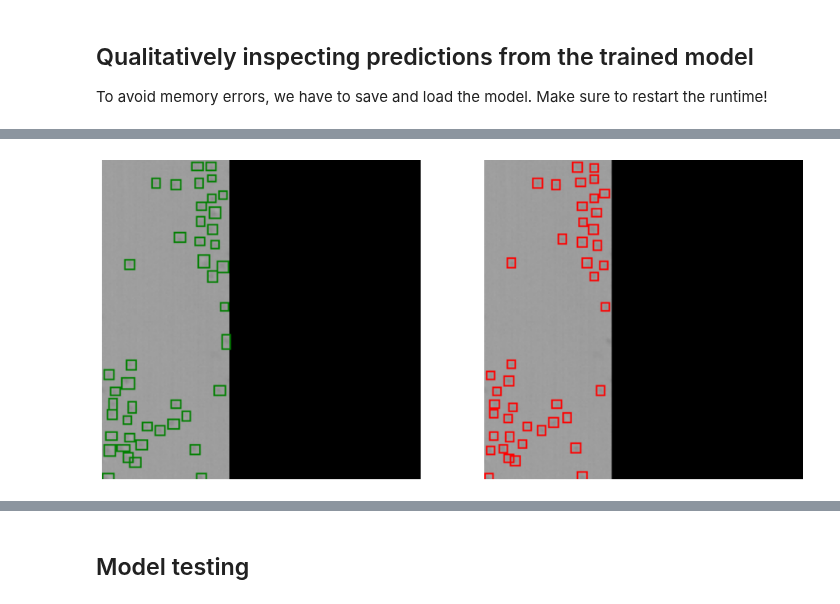
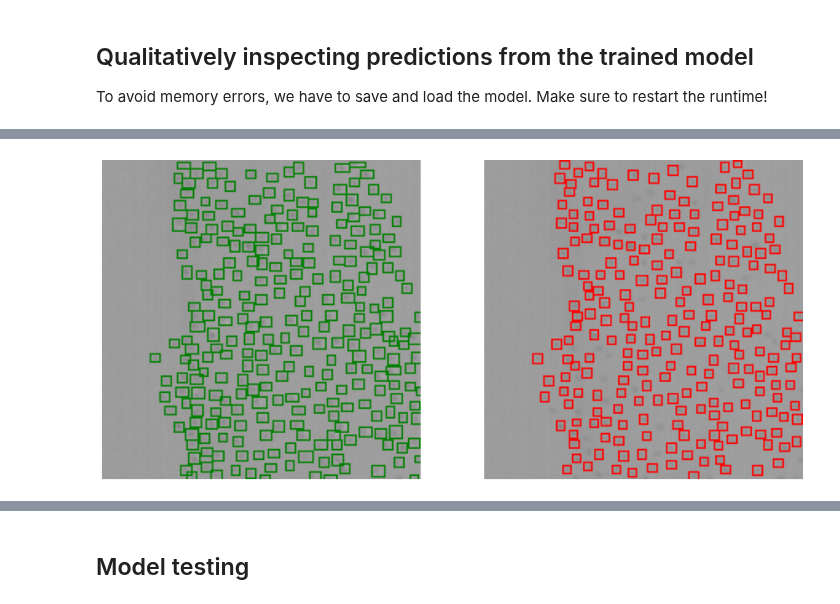
Before and after one commit to emiliolr/counting-cranes, a Jupyter notebook: object_detection/faster_rcnn_experiments.ipynb, the cells around one changed output, grey strips where cells are left out. Cells and saved outputs as stored; diff of their text form; code cells hidden in the pictures.

```diff
--- a/object_detection/faster_rcnn_experiments.ipynb
+++ b/object_detection/faster_rcnn_experiments.ipynb
@@ -173,28 +175,28 @@ with torch.no_grad():
   preds = pl_model(images)
 # %%
 #Plotting an image and predicted bboxes
-index = 6
+index = 5
 img = (np.moveaxis(images[index].numpy(), 0, -1) * 255)
 pred_bboxes = preds[index]['boxes'].tolist()
 gt_bboxes = targets[index]['boxes'].tolist()
 
 pil_img_pred = Image.fromarray(np.copy(img).astype(np.uint8))
 draw = ImageDraw.Draw(pil_img_pred)
 for b in pred_bboxes:
     draw.rectangle(b, outline = 'red', width = 1)
 
 pil_img_gt = Image.fromarray(np.copy(img).astype(np.uint8))
 draw = ImageDraw.Draw(pil_img_gt)
 for b in gt_bboxes:
     draw.rectangle(b, outline = 'green', width = 1)
 
 f, axarr = plt.subplots(1, 2, figsize = (15, 10))
 axarr[0].imshow(pil_img_gt)
 axarr[1].imshow(pil_img_pred)
 for a in axarr:
     a.axis('off')
 # %% [output]
-[figure, old version]
+[figure, new version]
 # %%
 #Checking counts
 print(f'We predicted {len(pred_bboxes)} birds and there are actually {len(gt_bboxes)} birds in this image')
```
Also changed, not shown: parts of 3 cells of this notebook, 5 other files.
